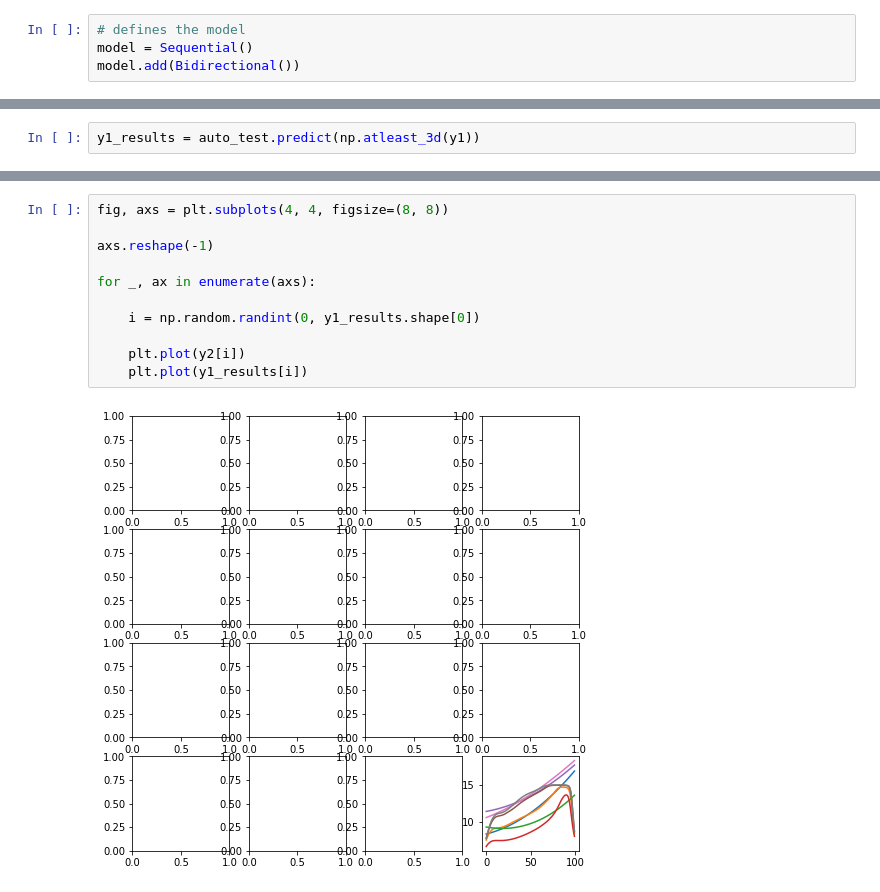
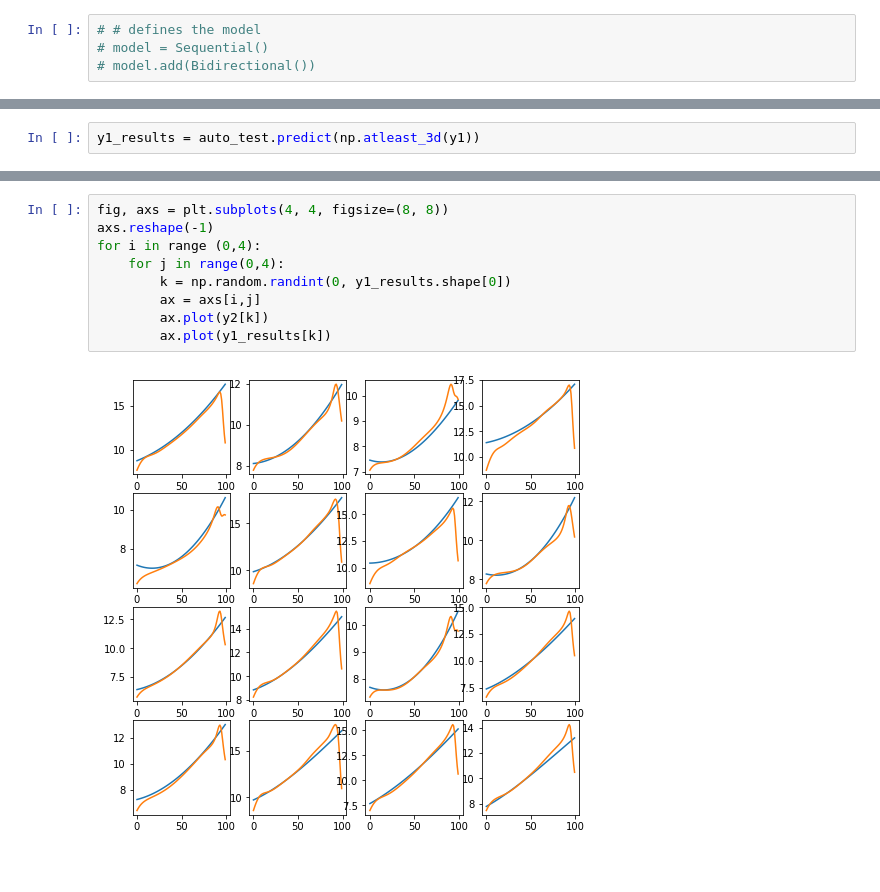
Before and after one commit to shuyuqin/497_MAT_Assignment, a Jupyter notebook: transfer_Qin's_Cppy.ipynb, the cells around one changed output, grey strips where cells are left out. Saved outputs shown, nothing was run; the diff lists cells and outputs as text.

```diff
--- a/transfer_Qin's_Cppy.ipynb
+++ b/transfer_Qin's_Cppy.ipynb
@@ -80,7 +80,7 @@ axs[1,1].plot(np.asarray(d),'y.')
 series1 = np.rollaxis(np.asarray(y1),1)
 series2 = np.rollaxis(np.asarray(y2),1)
 # %%
-# defines the model
-model = Sequential()
-model.add(Bidirectional())
+# # defines the model
+# model = Sequential()
+# model.add(Bidirectional())
 # %% [output]
@@ -238,13 +258,11 @@ y1_results = auto_test.predict(np.atleast_3d(y1))
 # %%
 fig, axs = plt.subplots(4, 4, figsize=(8, 8))
-
 axs.reshape(-1)
-
-for _, ax in enumerate(axs):
-
-    i = np.random.randint(0, y1_results.shape[0])
-
-    plt.plot(y2[i])
-    plt.plot(y1_results[i])
+for i in range (0,4):
+    for j in range(0,4):
+        k = np.random.randint(0, y1_results.shape[0])
+        ax = axs[i,j]
+        ax.plot(y2[k])
+        ax.plot(y1_results[k])
 # %% [output]
-[figure, old version]
+[figure, new version]
```
Also changed, not shown: parts of 7 cells of this notebook.
